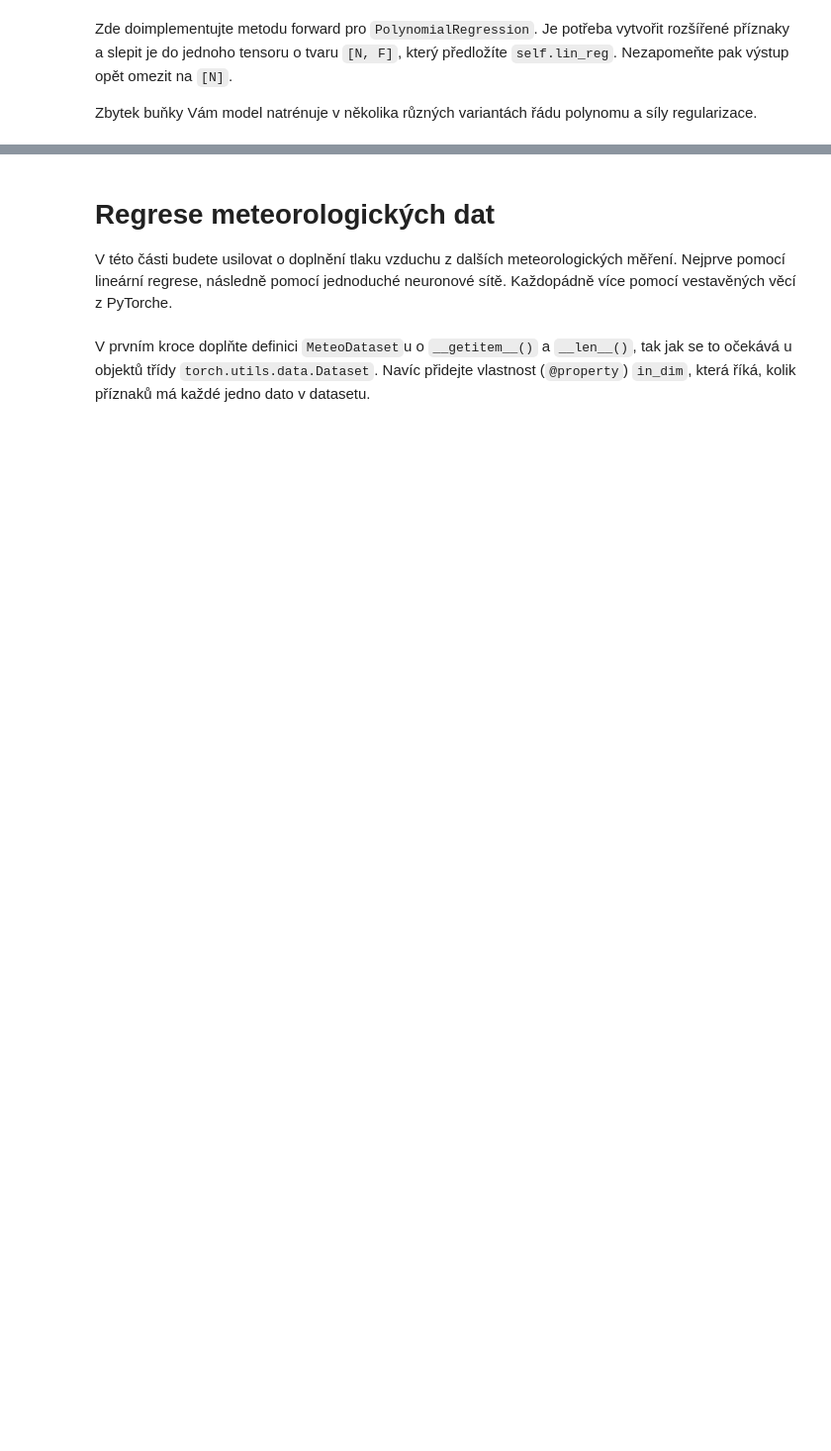
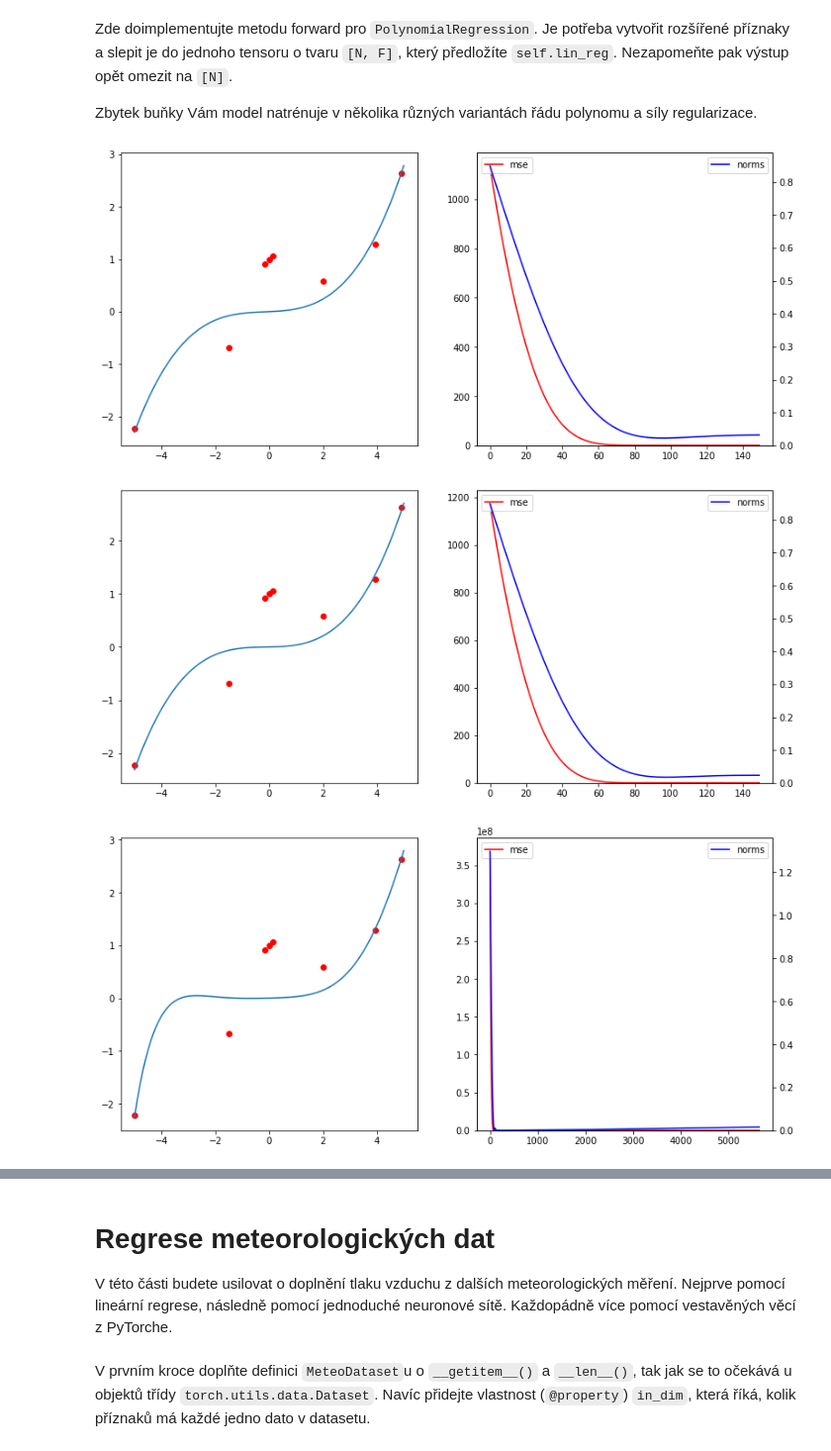
Before and after one commit to svobodovaLucie/SUI-project3, a Jupyter notebook: zadani.ipynb, the cells around one changed output, grey strips where cells are left out. Shown at 99% size. Saved outputs shown, nothing was run; the diff lists cells and outputs as text; code cells hidden in the pictures; blank space fills up the shorter version.

```diff
--- a/zadani.ipynb
+++ b/zadani.ipynb
@@ -107,7 +137,23 @@ def train_regression_model(model, loss_fun, optimizer, train_X, train_t, nb_step
     mses = []
     norms = []
     for _ in range(nb_steps):
-        pass
+        # pass
+        # Nastavení gradientů na nulu
+        optimizer.zero_grad()
+
+        # Předpovědi modelu
+        predictions = model(train_X)
+
+        # Výpočet loss
+        loss = loss_fun(predictions, train_t, model)
+
+        # Backpropagation a aktualizace parametrů
+        loss.backward()
+        optimizer.step()
+
+        # Uložení hodnot pro sledování průběhu
+        mses.append(loss.item())
+        norms.append(model.l2_norm().item())
 
     return mses, norms
 
@@ -117,9 +163,19 @@ class MSE_with_regression:
         self.l2_beta = l2_beta
 
     def __call__(self, y, t, model):
-        mse = None
-        l2 = None
-        return None
+        # mse = None
+        # l2 = None
+        # return None
+        # Výpočet běžného MSE loss
+        mse = self.loss(y, t)
+
+        # Výpočet L2 normy parametrů modelu
+        l2 = model.l2_norm()
+
+        # Kombinace s L2 regularizací
+        total_loss = mse + 0.5 * self.l2_beta * l2**2
+
+        return total_loss
 # %% [markdown]
 Spusťte trénování několikrát pomocí `try_beta` a najděte tři nastavení, která dají po řadě:
 1. Dobrý odhad.
@@ -164,31 +235,42 @@ Zbytek buňky Vám model natrénuje v několika různých variantách řádu pol
 # %%
 class PolynomialRegression1D(torch.nn.Module):
     def __init__(self, order):
         super().__init__()
         self.order = order
         self.lin_reg = LinearRegression(order)
 
     def forward(self, x):
-        pass
-        return None
+        # pass
+        # return None
+        # Vytvoření rozšířených příznaků
+        expanded_features = torch.cat([x**i for i in range(1, self.order+1)], dim=1)
+
+        # Předání rozšířených příznaků lineární regresi
+        output = self.lin_reg(expanded_features)
+
+        return output
 
     def l2_norm(self):
         return self.lin_reg.l2_norm()
 
 def run_polynomial_regr(order, l2_beta):
     model = PolynomialRegression1D(order)
 
     losses, norms = train_regression_model(
         model,
         MSE_with_regression(l2_beta),
         torch.optim.Adam(model.parameters(), 1e-2),
         data,
         ts,
         nb_steps= 50 + int(100*(order-2)**2.5)
     )
     plot_training_result(model, losses, norms)
 
 run_polynomial_regr(3, 1e-3)
 run_polynomial_regr(3, 1e+2)
 run_polynomial_regr(7, 1e-1)
 run_polynomial_regr(7, 1e+3)
+# %% [output]
+[figure, added]
+[figure, added]
+[figure, added]
```
Also changed, not shown: parts of 9 cells of this notebook.
